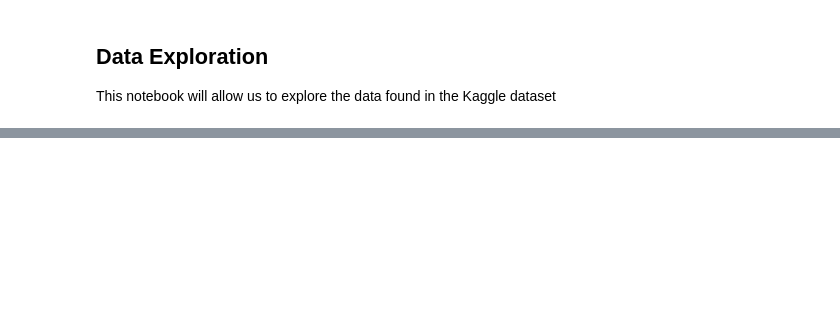
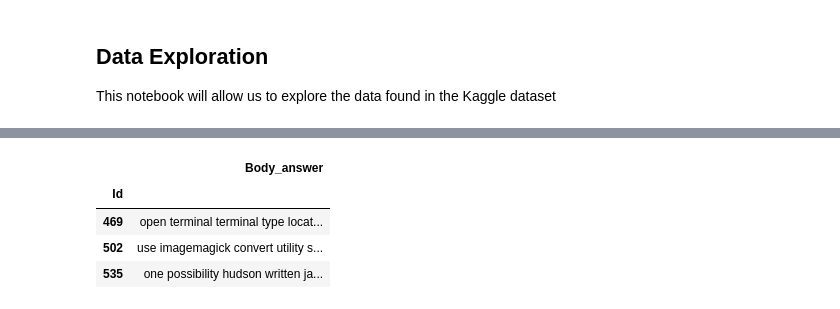
Before and after one commit to v1zhu/Stackbot-DS3, a Jupyter notebook: data_exploration.ipynb, the cells around one changed output, grey strips where cells are left out. Saved outputs shown, nothing was run; the diff lists cells and outputs as text; code cells hidden in the pictures; blank space fills up the shorter version.

```diff
--- a/data_exploration.ipynb
+++ b/data_exploration.ipynb
@@ -21,0 +36,9 @@ df.head()
+# %%
+combined_answers = df.groupby("Id")["Body_answer"].sum().to_frame()
+combined_answers.head(3)
+# %% [output]
+|  | Body_answer |
+| Id |  |
+| 469 | open terminal terminal type locat... |
+| 502 | use imagemagick convert utility s... |
+| 535 | one possibility hudson written ja... |
```
Also changed, not shown: parts of 14 cells of this notebook.
